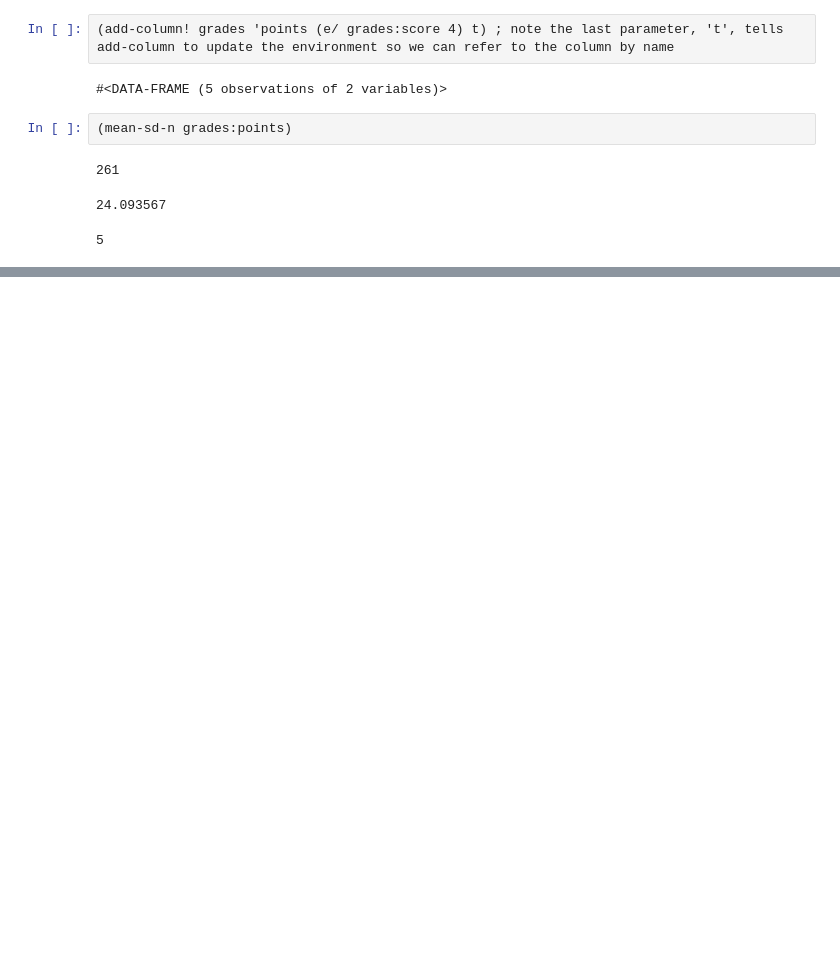
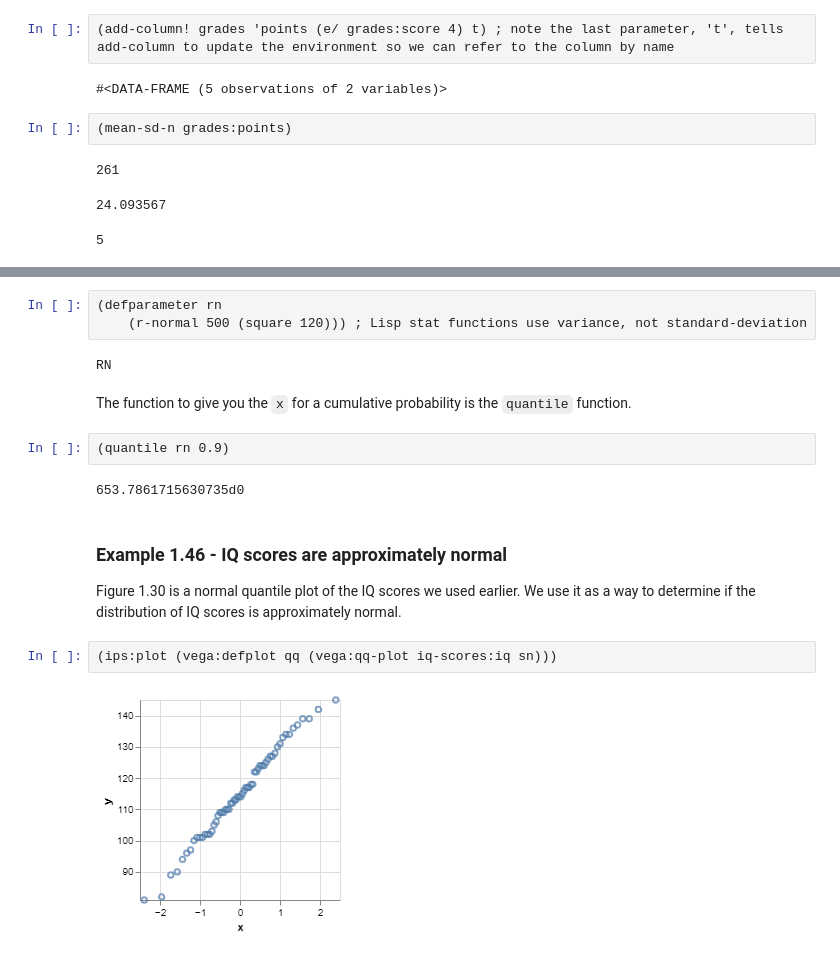
Before and after one commit to Lisp-Stat/IPS9, a Jupyter notebook: notebooks/Part I/Chapter 1 Looking at Data.ipynb, the cells around one changed output, grey strips where cells are left out. Cells and saved outputs as stored; diff of their text form; blank space fills up the shorter version.

Commit message:
Add examples from section 1.4

```diff
--- a/notebooks/Part I/Chapter 1 Looking at Data.ipynb
+++ b/notebooks/Part I/Chapter 1 Looking at Data.ipynb
@@ -691,0 +735,18 @@ Now we'll do the linear transformation by adding a column with the scores divide
+# %%
+(defparameter rn
+    (r-normal 500 (square 120))) ; Lisp stat functions use variance, not standard-deviation
+# %% [output]
+RN
+# %% [markdown]
+The function to give you the `x` for a cumulative probability is the `quantile` function.
+# %%
+(quantile rn 0.9)
+# %% [output]
+653.7861715630735d0
+# %% [markdown]
+### Example 1.46 - IQ scores are approximately normal
+Figure 1.30 is a normal quantile plot of the IQ scores we used earlier.  We use it as a way to determine if the distribution of IQ scores is approximately normal.
+# %%
+(ips:plot (vega:defplot qq (vega:qq-plot iq-scores:iq sn)))
+# %% [output]
+[figure, added]
```
Also changed, not shown: parts of 19 cells of this notebook, 2 other files.
